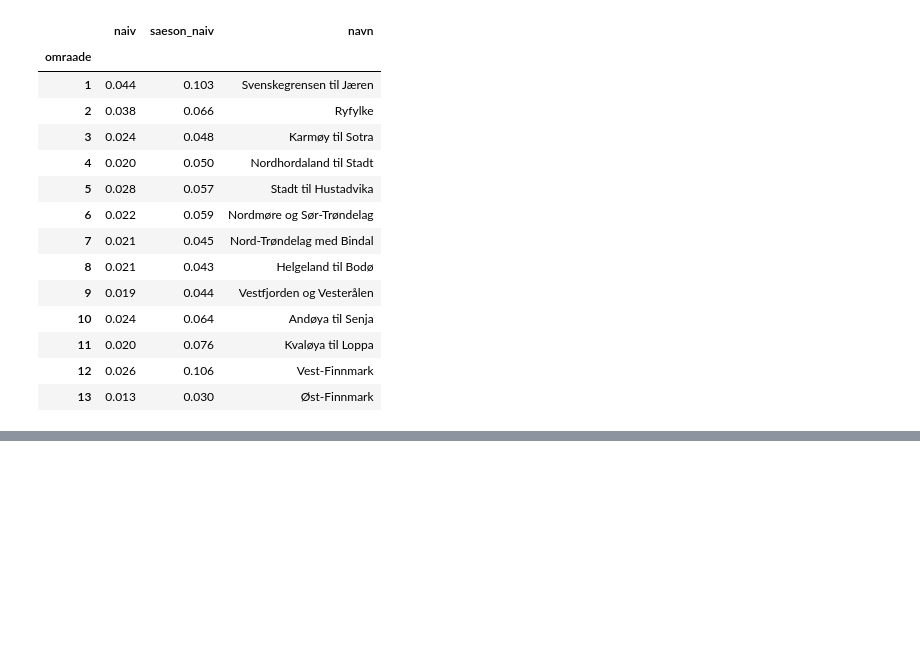
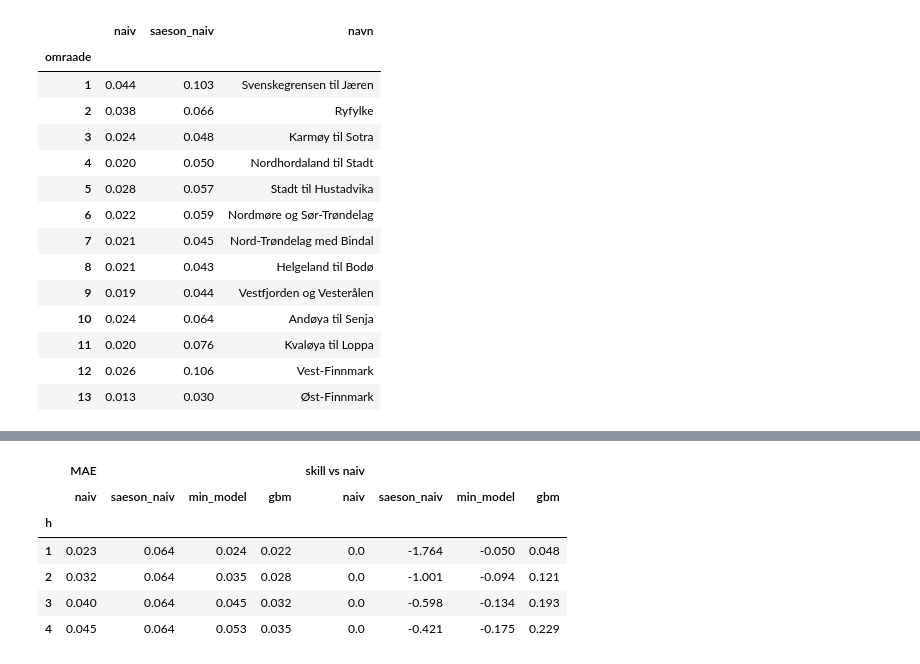
Before and after one commit to mebindner/lakselus, a Jupyter notebook: analyse/01_data_og_baselines.ipynb, the cells around one changed output, grey strips where cells are left out. Drawn from its saved outputs; the diff is of its cells as text; code cells hidden in the pictures; blank space fills up the shorter version.

```diff
--- a/analyse/01_data_og_baselines.ipynb
+++ b/analyse/01_data_og_baselines.ipynb
@@ -202,0 +181,14 @@ pd.concat({"MAE": mae_h, "skill vs naiv": ev.skill(mae_h)}, axis=1)
+# %%
+from lakselus import modelrapport
+
+res = pd.read_parquet(modelrapport.BACKTEST_FIL)
+o = modelrapport.opsummer(res)
+v = o["valgt"]
+print("Valgt på valideringsperioden:", modelrapport.NAVNE[v])
+pd.DataFrame({
+    "MAE naiv": o["mae_test"]["naiv"],
+    f"MAE {v}": o["mae_test"][v],
+    "skill vs naiv": o["skill_test"][v],
+    "Diebold–Mariano p": o["dm_test"][v],
+    "dækning af 80 %-interval": o["daekning_test"],
+}).round(4)
@@ -202,0 +223,20 @@ pd.concat({"MAE": mae_h, "skill vs naiv": ev.skill(mae_h)}, axis=1)
+# %%
+def min_model(historik: pd.DataFrame, h: int) -> pd.Series:
+    bred = historik.pivot(index="uge_start", columns="omraade", values="hunlus")
+    seneste = bred.iloc[-1]
+    trend = (bred.iloc[-1] - bred.iloc[-5]) / 4  # gns. ændring pr. uge de sidste 4 uger
+    return (seneste + 0.5 * h * trend).clip(lower=0)
+
+
+resultater["min_model"] = ev.backtest(panel, min_model)
+test = {k: ev.periode(r, ev.TEST) for k, r in {**resultater, "gbm": modelrapport.som_dict(res)["gbm"]}.items()}
+mae_t = ev.mae(test)
+pd.concat({"MAE": mae_t, "skill vs naiv": ev.skill(mae_t)}, axis=1).round(4)
+# %% [output]
+|  | MAE |  |  |  | skill vs naiv |  |  |  |
+|  | naiv | saeson_naiv | min_model | gbm | naiv | saeson_naiv | min_model | gbm |
+| h |  |  |  |  |  |  |  |  |
+| 1 | 0.023 | 0.064 | 0.024 | 0.022 | 0.0 | -1.764 | -0.050 | 0.048 |
+| 2 | 0.032 | 0.064 | 0.035 | 0.028 | 0.0 | -1.001 | -0.094 | 0.121 |
+| 3 | 0.040 | 0.064 | 0.045 | 0.032 | 0.0 | -0.598 | -0.134 | 0.193 |
+| 4 | 0.045 | 0.064 | 0.053 | 0.035 | 0.0 | -0.421 | -0.175 | 0.229 |
```
Also changed, not shown: parts of 11 cells of this notebook, 5 other files.
